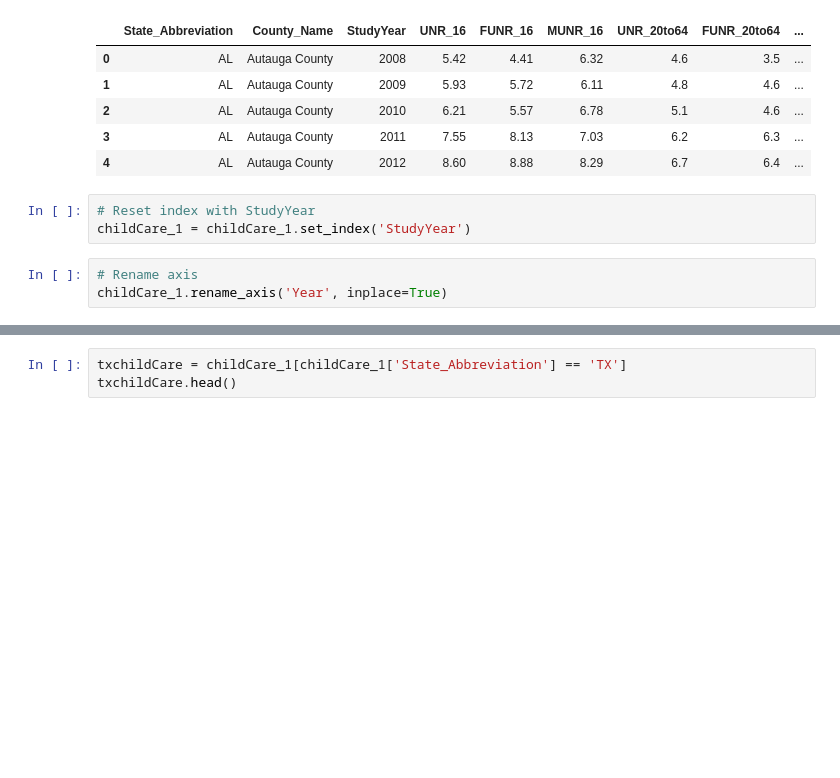
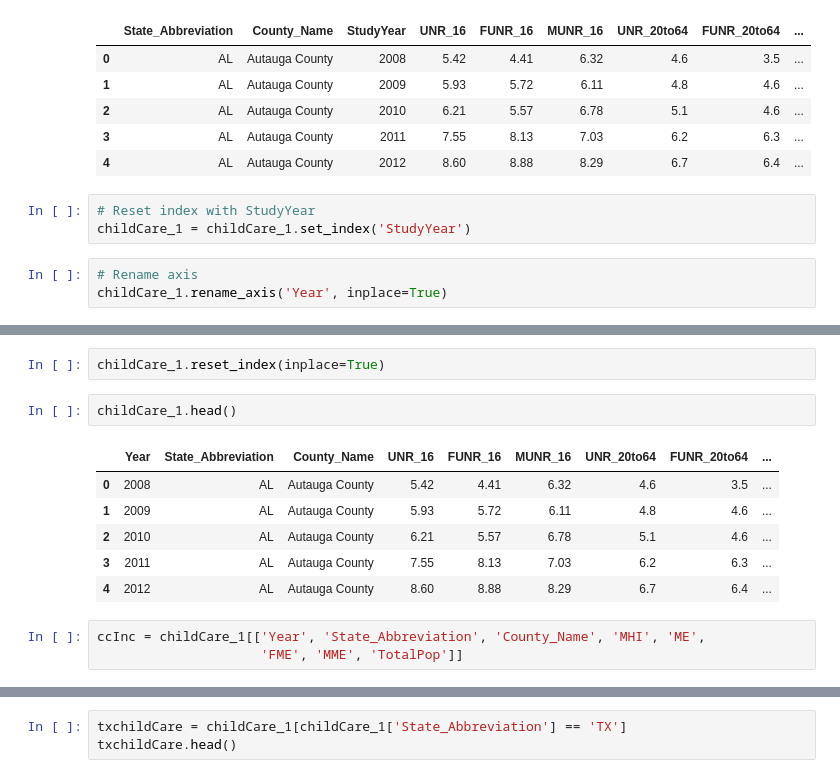
Before and after one commit to MWPerrineJr/data_vis_final, a Jupyter notebook: term.ipynb, the cells around one changed output, grey strips where cells are left out. Drawn from its saved outputs; the diff is of its cells as text; blank space fills up the shorter version.

```diff
--- a/term.ipynb
+++ b/term.ipynb
@@ -74,3 +74,17 @@ childCare_1.head()
 | 2010 | AL | Autauga County | 6.21 | 5.57 | 6.78 | 5.1 | 4.6 | 5.6 | ... |
 | 2011 | AL | Autauga County | 7.55 | 8.13 | 7.03 | 6.2 | 6.3 | 6.1 | ... |
 | 2012 | AL | Autauga County | 8.60 | 8.88 | 8.29 | 6.7 | 6.4 | 7.0 | ... |
+# %%
+childCare_1.reset_index(inplace=True)
+# %%
+childCare_1.head()
+# %% [output]
+|  | Year | State_Abbreviation | County_Name | UNR_16 | FUNR_16 | MUNR_16 | UNR_20to64 | FUNR_20to64 | ... |
+| 0 | 2008 | AL | Autauga County | 5.42 | 4.41 | 6.32 | 4.6 | 3.5 | ... |
+| 1 | 2009 | AL | Autauga County | 5.93 | 5.72 | 6.11 | 4.8 | 4.6 | ... |
+| 2 | 2010 | AL | Autauga County | 6.21 | 5.57 | 6.78 | 5.1 | 4.6 | ... |
+| 3 | 2011 | AL | Autauga County | 7.55 | 8.13 | 7.03 | 6.2 | 6.3 | ... |
+| 4 | 2012 | AL | Autauga County | 8.60 | 8.88 | 8.29 | 6.7 | 6.4 | ... |
+# %%
+ccInc = childCare_1[['Year', 'State_Abbreviation', 'County_Name', 'MHI', 'ME',
+                     'FME', 'MME', 'TotalPop']]
```
Also changed, not shown: parts of 4 cells of this notebook.
